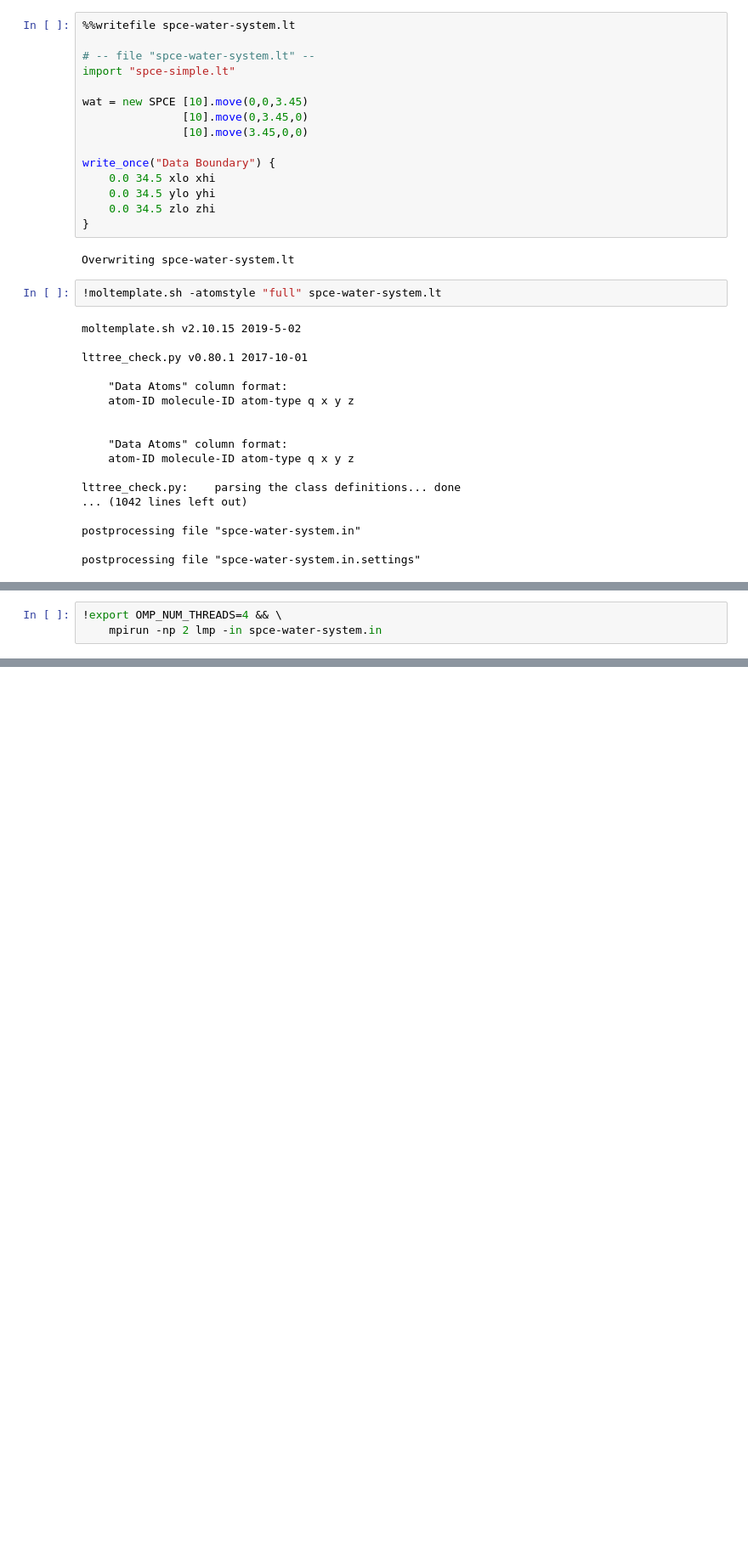
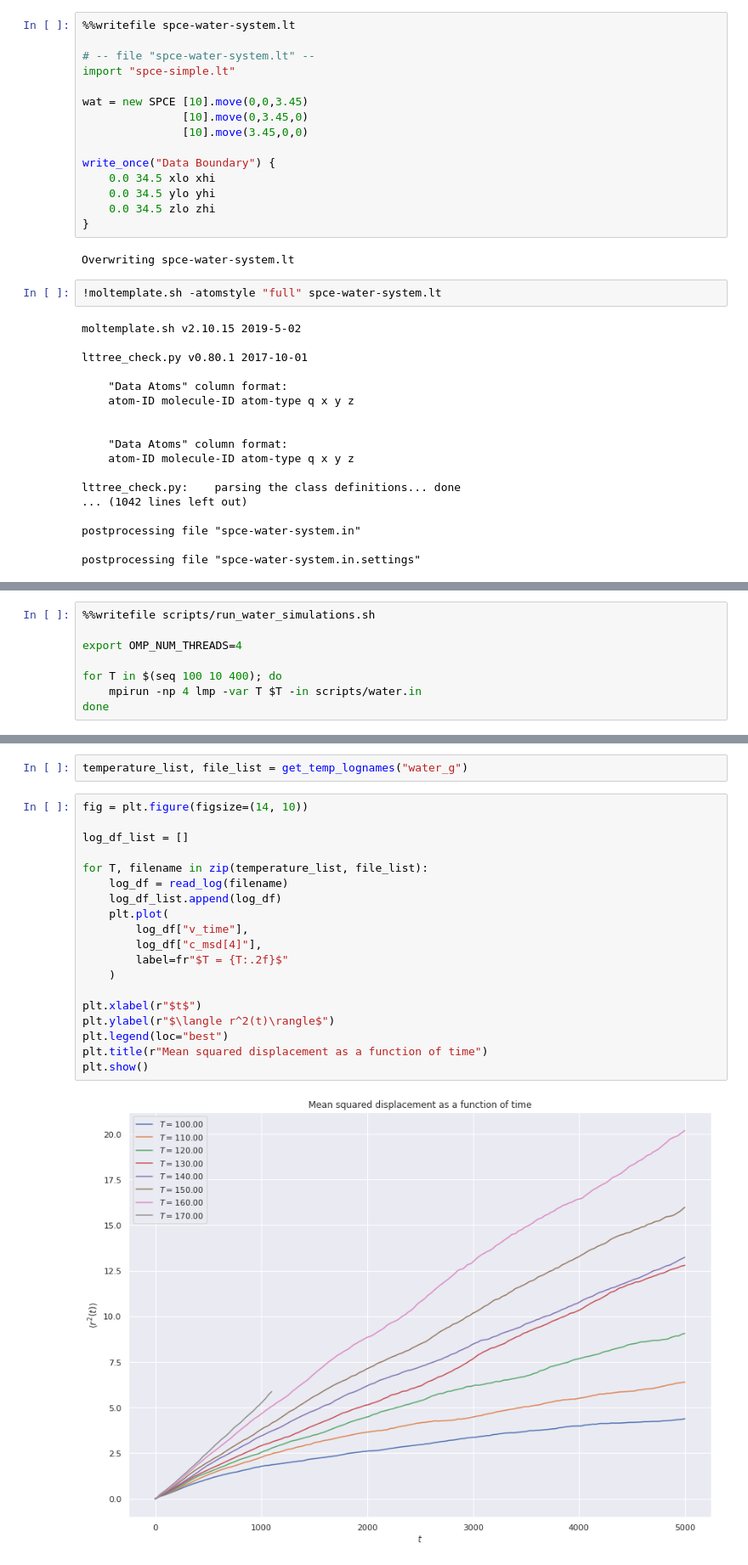
Before and after one commit to Schoyen/FYS4460, a Jupyter notebook: project-1/water.ipynb, the cells around one changed output, grey strips where cells are left out. Shown: that part at 85% size. Drawn from its saved outputs; the diff is of its cells as text; blank space fills up the shorter version.

Commit message:
Fetch msd and rdf for water

```diff
--- a/project-1/water.ipynb
+++ b/project-1/water.ipynb
@@ -108,4 +156,9 @@ postprocessing file "spce-water-system.in.settings"
 # %%
-!export OMP_NUM_THREADS=4 && \
-    mpirun -np 2 lmp -in spce-water-system.in
+%%writefile scripts/run_water_simulations.sh
+
+export OMP_NUM_THREADS=4
+
+for T in $(seq 100 10 400); do
+    mpirun -np 4 lmp -var T $T -in scripts/water.in
+done
 # %% [output]
@@ -128,0 +186,23 @@ Total wall time: 0:02:30
+# %%
+temperature_list, file_list = get_temp_lognames("water_g")
+# %%
+fig = plt.figure(figsize=(14, 10))
+
+log_df_list = []
+
+for T, filename in zip(temperature_list, file_list):
+    log_df = read_log(filename)
+    log_df_list.append(log_df)
+    plt.plot(
+        log_df["v_time"],
+        log_df["c_msd[4]"],
+        label=fr"$T = {T:.2f}$"
+    )
+
+plt.xlabel(r"$t$")
+plt.ylabel(r"$\langle r^2(t)\rangle$")
+plt.legend(loc="best")
+plt.title(r"Mean squared displacement as a function of time")
+plt.show()
+# %% [output]
+[figure, added]
```
Also changed, not shown: parts of 6 cells of this notebook, 5 other files.
